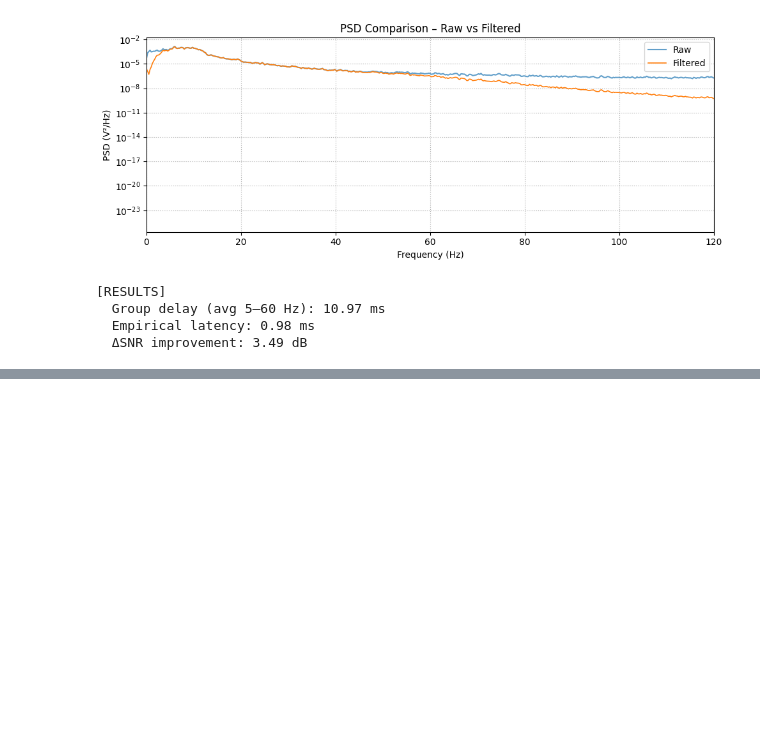
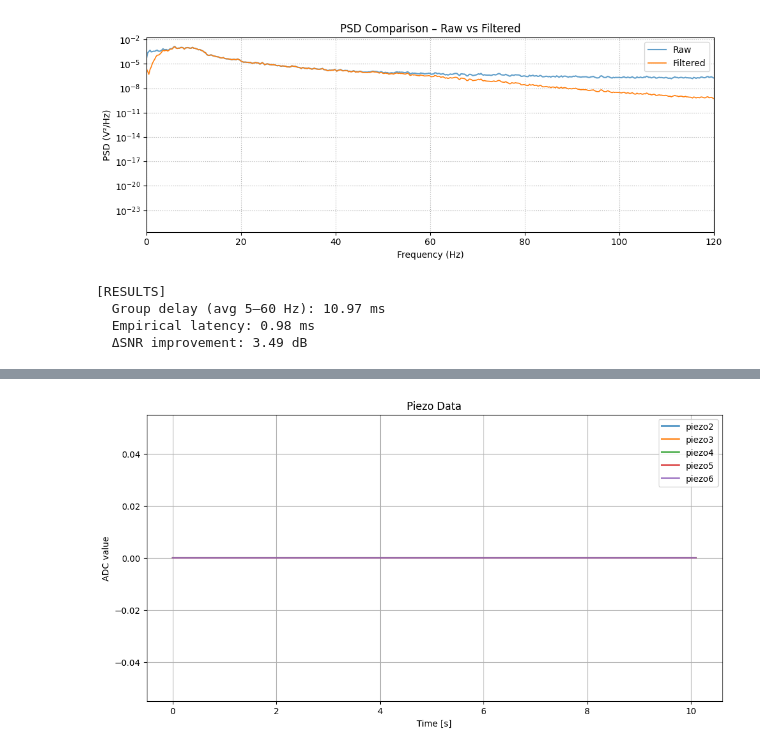
Before and after one commit to Amd36/exoskeleton, a Jupyter notebook: filter_test.ipynb, the cells around one changed output, grey strips where cells are left out. Saved outputs shown, nothing was run; the diff lists cells and outputs as text; code cells hidden in the pictures; blank space fills up the shorter version.

```diff
--- a/filter_test.ipynb
+++ b/filter_test.ipynb
@@ -113,0 +114,81 @@ plt.show()
+# %%
+import pandas as pd
+import matplotlib.pyplot as plt
+
+# ---- CONFIG ----
+CSV_FILE = "saved_data/demo/test_all.csv"   # change this if your filename/path is different
+
+def main():
+    # Load data
+    df = pd.read_csv(CSV_FILE)
+
+    # Expecting these columns:
+    # timestamp, piezo1..piezo6, fsr1, fsr2,
+    # acc_x, acc_y, acc_z, gyro_x, gyro_y, gyro_z, mag_x, mag_y, mag_z
+
+    t = df["timestamp"]
+
+    # ---------- FIGURE 1: Piezo + FSR ----------
+    plt.figure(figsize=(12, 6))
+    piezo_cols = [f"piezo{i}" for i in range(2, 7)]
+    # fsr_cols = ["fsr1", "fsr2"]
+    fsr_cols = []
+
+    for col in piezo_cols:
+        if col in df.columns:
+            plt.plot(t, df[col], label=col)
+
+    for col in fsr_cols:
+        if col in df.columns:
+            plt.plot(t, df[col], label=col)
+
+    plt.title("Piezo Data")
+    plt.xlabel("Time [s]")
+    plt.ylabel("ADC value")
+    plt.legend(loc="best")
+    plt.grid(True)
+
+    # ---------- FIGURE 2: Accelerometer ----------
+    plt.figure(figsize=(12, 4))
+    for col in ["acc_x", "acc_y", "acc_z"]:
+        if col in df.columns:
+            plt.plot(t, df[col], label=col)
+
+    plt.title("Accelerometer (acc_x, acc_y, acc_z)")
+    plt.xlabel("Time [s]")
+    plt.ylabel("Accelerometer")
+    plt.legend(loc="best")
+    plt.grid(True)
+
+    # ---------- FIGURE 3: Gyroscope ----------
+    plt.figure(figsize=(12, 4))
+    for col in ["gyro_x", "gyro_y", "gyro_z"]:
+        if col in df.columns:
+            plt.plot(t, df[col], label=col)
+
+    plt.title("Gyroscope (gyro_x, gyro_y, gyro_z)")
+    plt.xlabel("Time [s]")
+    plt.ylabel("Gyro")
+    plt.legend(loc="best")
+    plt.grid(True)
+
+    # ---------- FIGURE 4: Magnetometer ----------
+    plt.figure(figsize=(12, 4))
+    for col in ["mag_x", "mag_y", "mag_z"]:
+        if col in df.columns:
+            plt.plot(t, df[col], label=col)
+
+    plt.title("Magnetometer (mag_x, mag_y, mag_z)")
+    plt.xlabel("Time [s]")
+    plt.ylabel("Mag")
+    plt.legend(loc="best")
+    plt.grid(True)
+
+    plt.tight_layout()
+    plt.show()
+
+
+if __name__ == "__main__":
+    main()
+# %% [output]
+[figure, added]
```
Also changed, not shown: parts of 3 cells of this notebook, 45 other files.
